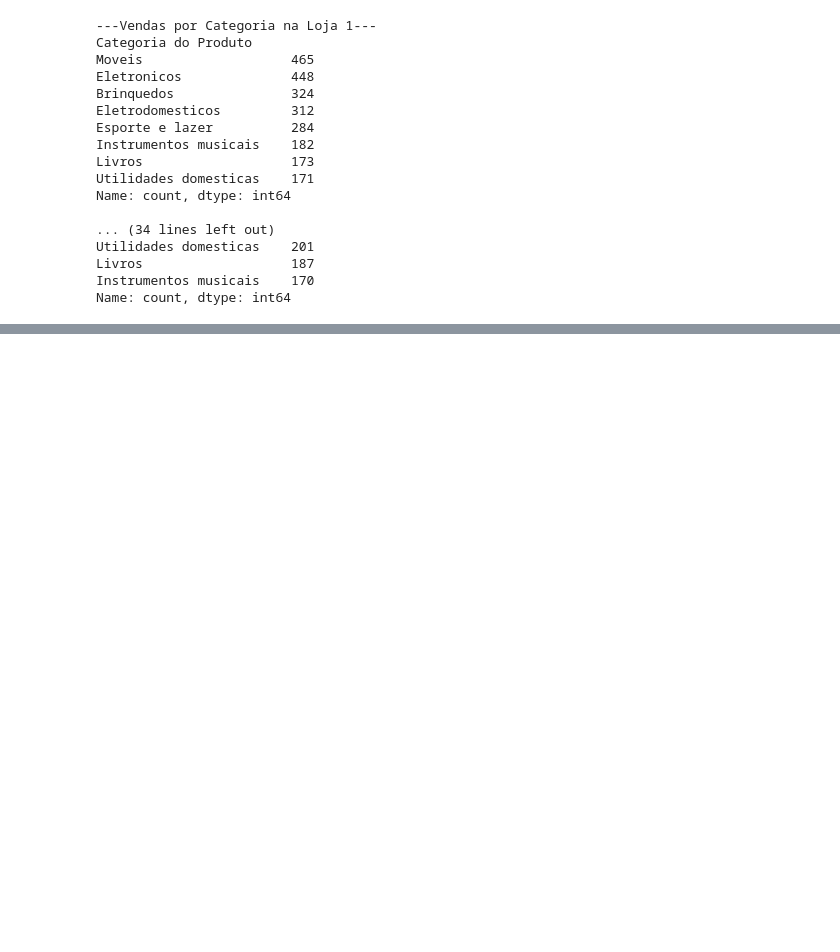
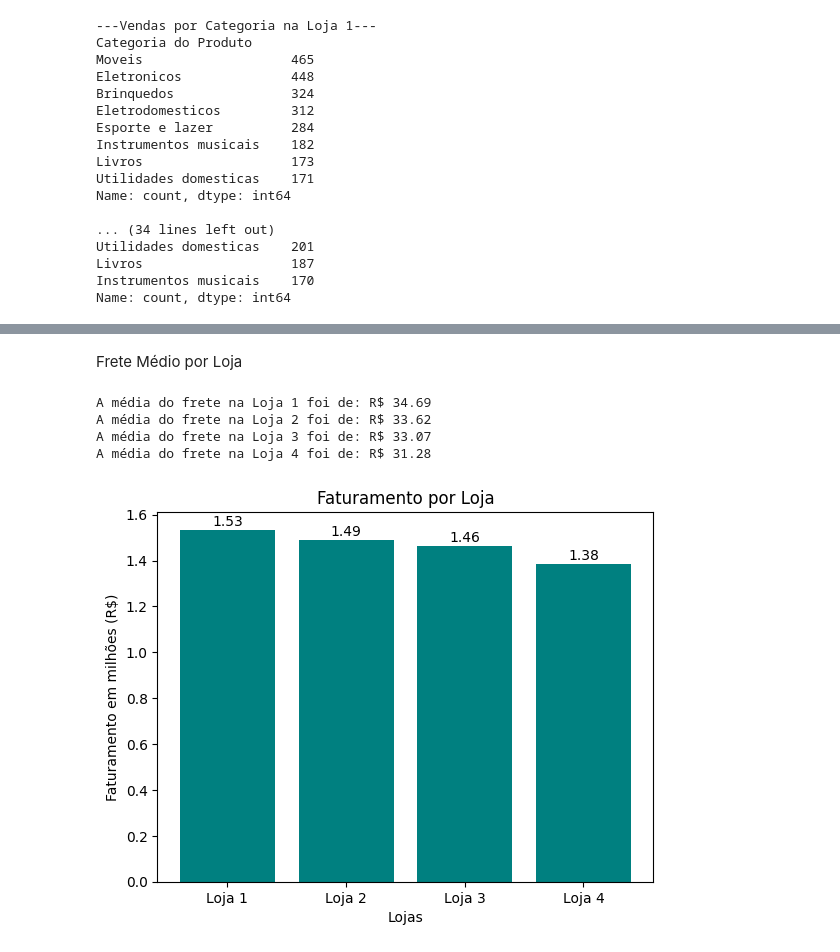
Before and after one commit to paulahruizpro-ux/Alura-Store-Challenge, a Jupyter notebook: Alura_Store.ipynb, the cells around one changed output, grey strips where cells are left out. Cells and saved outputs as stored; diff of their text form; code cells hidden in the pictures; blank space fills up the shorter version.

Commit message:
Produtos mais e menos vendidos, frete médio por Loja e Gráficos

```diff
--- a/Alura_Store.ipynb
+++ b/Alura_Store.ipynb
@@ -82,0 +111,14 @@ Name: count, dtype: int64
+# %%
+for i, df in enumerate(lista_lojas):
+  vendas = df['Categoria do Produto'].value_counts()
+  vendas.index = vendas.index.str.capitalize()
+
+  maiores_vendas = vendas.max()
+  menores_vendas = vendas.min()
+
+  categoria_maior = vendas.idxmax()
+  categoria_menor = vendas.idxmin()
+  print(f'---Maior e menor quantidade de vendas por Categoria da loja {i + 1}---')
+  print(f'A categoria {categoria_maior} teve a maior quantidade de vendas: {maiores_vendas} ')
+  print(f'A categoria {categoria_menor} teve a menor quantidade de vendas: {menores_vendas}')
+  print('\n')
@@ -82,0 +144,11 @@ Name: count, dtype: int64
+# %% [markdown]
+Frete Médio por Loja
+# %%
+for i, df in enumerate(lista_lojas):
+  media_frete = round(df['Frete'].mean(),2)
+  print(f'A média do frete na Loja {i+1} foi de: R$ {media_frete}')
+# %% [output]
+A média do frete na Loja 1 foi de: R$ 34.69
+A média do frete na Loja 2 foi de: R$ 33.62
+A média do frete na Loja 3 foi de: R$ 33.07
+A média do frete na Loja 4 foi de: R$ 31.28
@@ -82,0 +158,30 @@ Name: count, dtype: int64
+# %%
+lista_lojas = [loja, loja2, loja3, loja4]
+nomes_lojas = ['Loja 1', 'Loja 2', 'Loja 3', 'Loja 4']
+
+def calculo_faturamento(dataframe, coluna_preco = 'Preço'):
+  if coluna_preco in dataframe.columns:
+    faturamento = round(dataframe[coluna_preco].sum(), 2)
+    return faturamento
+  else:
+    print(f'Erro: A coluna {coluna_preco} não foi encontrada no dataframe.')
+
+faturamentos = []
+
+for i, df in enumerate(lista_lojas):
+  faturamento_atual = calculo_faturamento(df, 'Preço')
+  faturamentos.append(faturamento_atual)
+indices_x = range(len(lista_lojas))
+y = np.array(faturamentos)
+
+fig, ax = plt.subplots()
+barra = ax.bar(nomes_lojas, y / 1e6, color = 'teal')
+ax.bar_label(barra, labels =[f'{v:.2f}' for v in y / 1e6],
+             padding=1, fontsize=10,color='black')
+ax.set_xlabel('Lojas')
+ax.set_ylabel('Faturamento em milhões (R$)')
+ax.set_title('Faturamento por Loja')
+
+plt.show()
+# %% [output]
+[figure, added]
```
Also changed, not shown: parts of 10 cells of this notebook.
